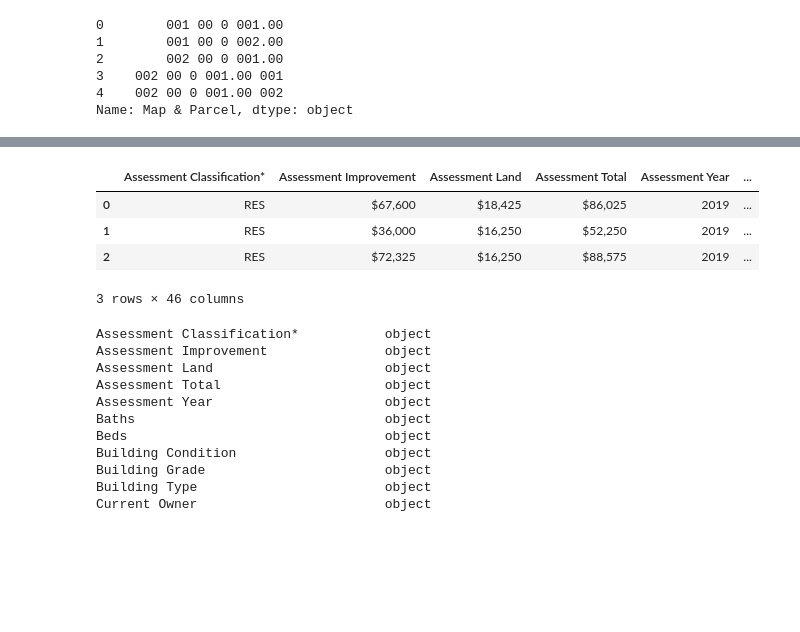
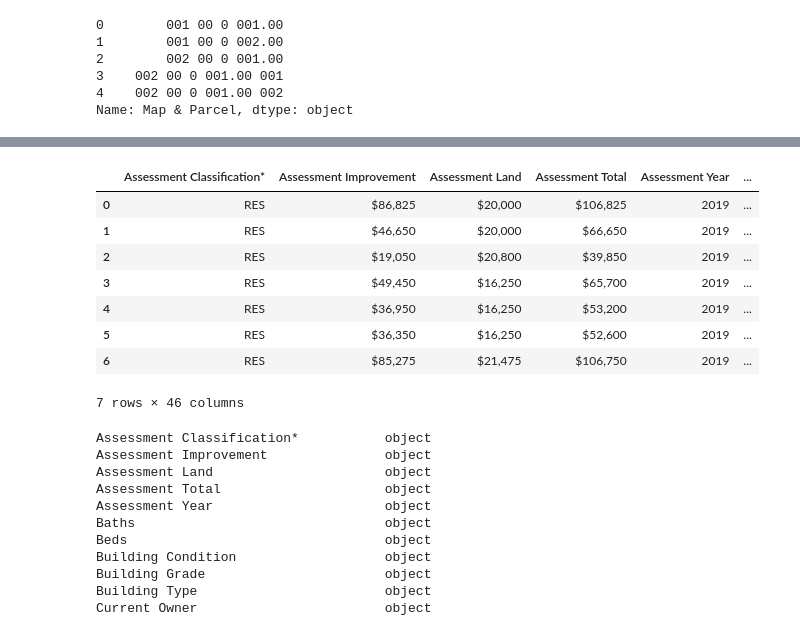
Before and after one commit to drewlehe/Nashville, a Jupyter notebook: jsonmerger.ipynb, the cells around one changed output, grey strips where cells are left out. Cells and saved outputs as stored; diff of their text form; code cells hidden in the pictures; blank space fills up the shorter version.

```diff
--- a/jsonmerger.ipynb
+++ b/jsonmerger.ipynb
@@ -14,12 +14,12 @@ names = ['parcel{}.json'.format(i) for i in range(10000)]
 # %%
 result = []
 for lot in range(1,1000):
-    infile = 'parcel{}'.format(lot)
+    infile = 'Parcels/parcel{}'.format(lot)
     with open(infile, 'r') as infile:
         try:
             result.append(json.load(infile))
         except ValueError:
-            print(lot)
+            continue
 # %%
 len(result)
 # %% [output]
@@ -51,8 +51,8 @@ df['Map & Parcel'].head()
 4    002 00 0 001.00 002
 Name: Map & Parcel, dtype: object
 # %%
-xdf = pd.read_csv('sales2015.csv')
-df16= pd.read_csv('sales2016.csv')
+xdf = pd.read_csv('sales2016.csv')
+
 xdf.head()
 # %% [output]
 |  | Unnamed: 0 | Parcel ID | Land Use | Property Address | Suite/ Condo # | Property City | Sale Date | ... |
@@ -64,13 +64,17 @@ xdf.head()
 # %%
 jdf = df.merge(xdf, right_on='Parcel ID', left_on='Map & Parcel')
 
-jdf.head()
+jdf.head(10)
 # %% [output]
 |  | Assessment Classification* | Assessment Improvement | Assessment Land | Assessment Total | Assessment Year | ... |
-| 0 | RES | $67,600 | $18,425 | $86,025 | 2019 | ... |
-| 1 | RES | $36,000 | $16,250 | $52,250 | 2019 | ... |
-| 2 | RES | $72,325 | $16,250 | $88,575 | 2019 | ... |
+| 0 | RES | $86,825 | $20,000 | $106,825 | 2019 | ... |
+| 1 | RES | $46,650 | $20,000 | $66,650 | 2019 | ... |
+| 2 | RES | $19,050 | $20,800 | $39,850 | 2019 | ... |
+| 3 | RES | $49,450 | $16,250 | $65,700 | 2019 | ... |
+| 4 | RES | $36,950 | $16,250 | $53,200 | 2019 | ... |
+| 5 | RES | $36,350 | $16,250 | $52,600 | 2019 | ... |
+| 6 | RES | $85,275 | $21,475 | $106,750 | 2019 | ... |
-3 rows × 46 columns
+7 rows × 46 columns
 # %%
 jdf.dtypes
 # %% [output]
```
Also changed, not shown: parts of 5 cells of this notebook.
